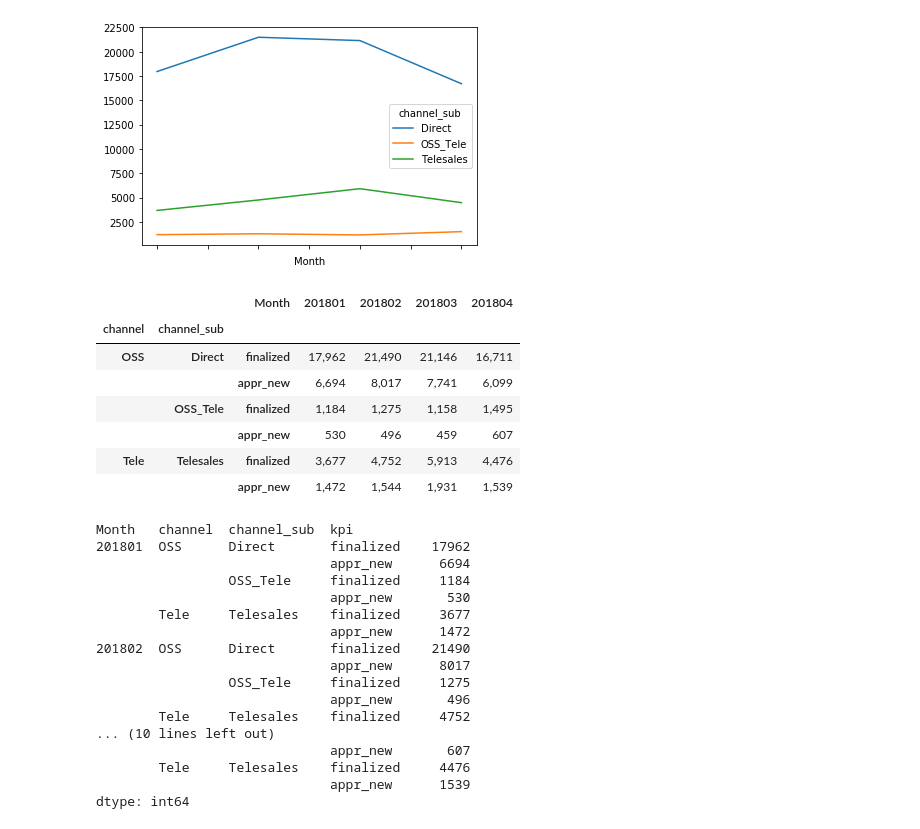
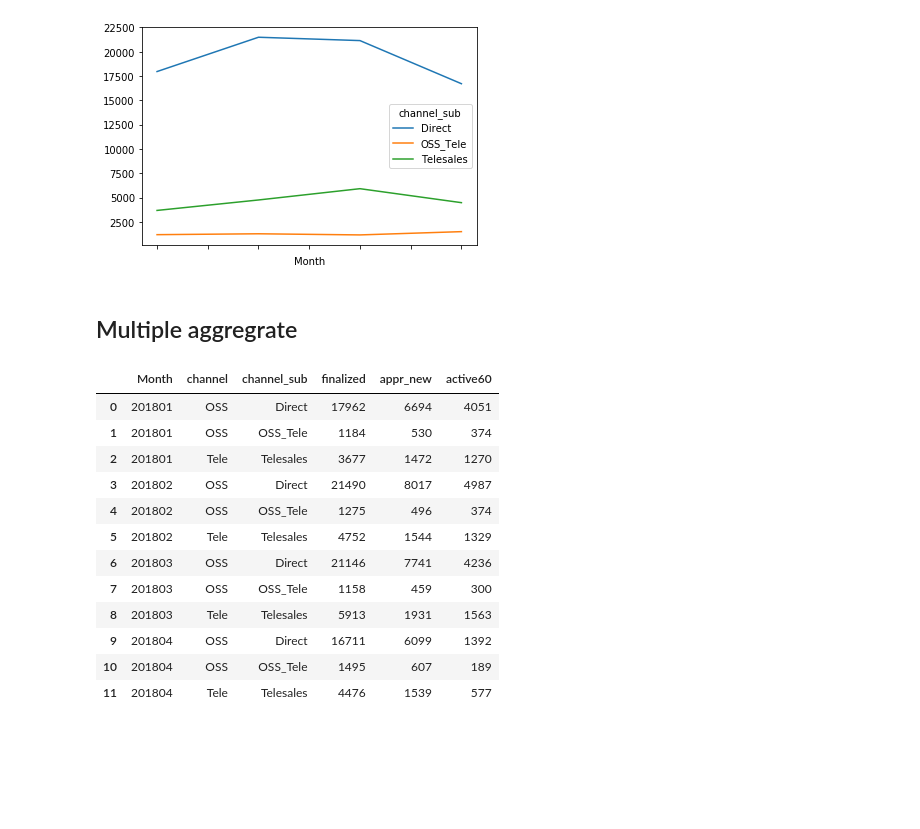
Before and after one commit to pbdanny/python_portfolio, a Jupyter notebook: portfolio_oss.ipynb, the cells around one changed output. Drawn from its saved outputs; the diff is of its cells as text; code cells hidden in the pictures; blank space fills up the shorter version.

```diff
--- a/portfolio_oss.ipynb
+++ b/portfolio_oss.ipynb
@@ -81,14 +80,3 @@ df.groupby(['channel_sub', 'Month'])['finalized'].sum().unstack(0).plot()
 # %% [output]
 <matplotlib.axes._subplots.AxesSubplot at 0x...>
 [figure]
-# %%
-df_gr[['finalized', 'appr_new']].sum().stack().unstack(0).applymap("{:,d}".format)
-# %% [output]
-|  |  | Month | 201801 | 201802 | 201803 | 201804 |
-| channel | channel_sub |  |  |  |  |  |
-| OSS | Direct | finalized | 17,962 | 21,490 | 21,146 | 16,711 |
-|  |  | appr_new | 6,694 | 8,017 | 7,741 | 6,099 |
-|  | OSS_Tele | finalized | 1,184 | 1,275 | 1,158 | 1,495 |
-|  |  | appr_new | 530 | 496 | 459 | 607 |
-| Tele | Telesales | finalized | 3,677 | 4,752 | 5,913 | 4,476 |
-|  |  | appr_new | 1,472 | 1,544 | 1,931 | 1,539 |
@@ -99,20 +83,18 @@ i.index.names = ['Month','channel','channel_sub','kpi']
-# %%
-i
-# %% [output]
-Month   channel  channel_sub  kpi
-201801  OSS      Direct       finalized    17962
-                              appr_new      6694
-                 OSS_Tele     finalized     1184
-                              appr_new       530
-        Tele     Telesales    finalized     3677
-                              appr_new      1472
-201802  OSS      Direct       finalized    21490
-                              appr_new      8017
-                 OSS_Tele     finalized     1275
-                              appr_new       496
-        Tele     Telesales    finalized     4752
-... (10 lines left out)
-                              appr_new       607
-        Tele     Telesales    finalized     4476
-                              appr_new      1539
-dtype: int64
+# %% [markdown]
+## Multiple aggregrate
+# %%
+df_gr.agg({'finalized':sum, 'appr_new':sum, 'active60':sum}).reset_index()
+# %% [output]
+|  | Month | channel | channel_sub | finalized | appr_new | active60 |
+| 0 | 201801 | OSS | Direct | 17962 | 6694 | 4051 |
+| 1 | 201801 | OSS | OSS_Tele | 1184 | 530 | 374 |
+| 2 | 201801 | Tele | Telesales | 3677 | 1472 | 1270 |
+| 3 | 201802 | OSS | Direct | 21490 | 8017 | 4987 |
+| 4 | 201802 | OSS | OSS_Tele | 1275 | 496 | 374 |
+| 5 | 201802 | Tele | Telesales | 4752 | 1544 | 1329 |
+| 6 | 201803 | OSS | Direct | 21146 | 7741 | 4236 |
+| 7 | 201803 | OSS | OSS_Tele | 1158 | 459 | 300 |
+| 8 | 201803 | Tele | Telesales | 5913 | 1931 | 1563 |
+| 9 | 201804 | OSS | Direct | 16711 | 6099 | 1392 |
+| 10 | 201804 | OSS | OSS_Tele | 1495 | 607 | 189 |
+| 11 | 201804 | Tele | Telesales | 4476 | 1539 | 577 |
```
Also changed, not shown: parts of 3 cells of this notebook.
